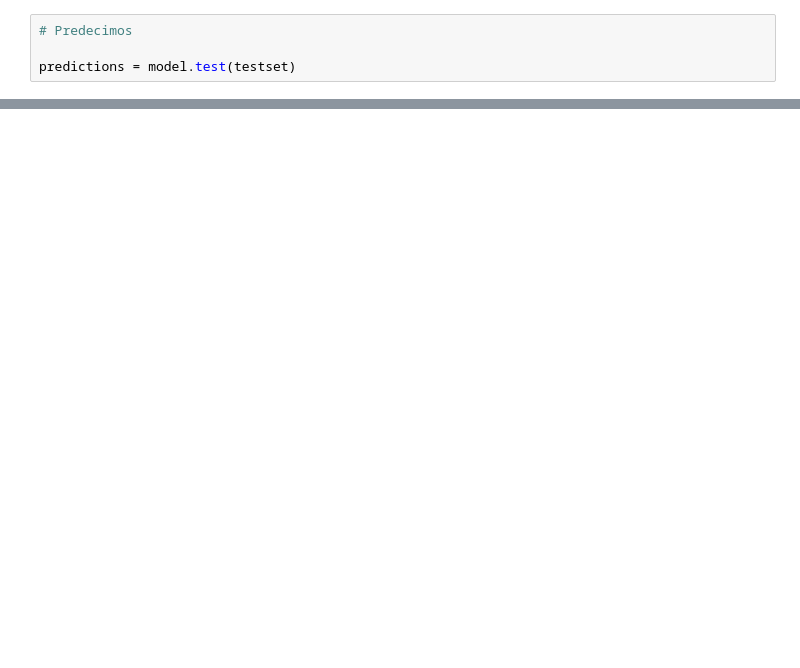
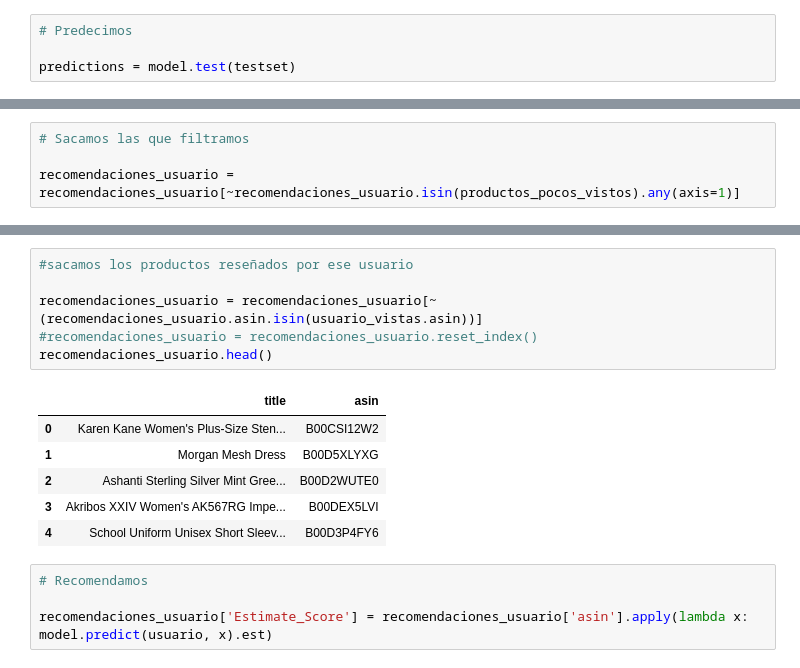
Before and after one commit to joacota2/PF-DATASCIENCE, a Jupyter notebook: Modelo/modelo.ipynb, the cells around one changed output, grey strips where cells are left out. Cells and saved outputs as stored; diff of their text form; blank space fills up the shorter version.

```diff
--- a/Modelo/modelo.ipynb
+++ b/Modelo/modelo.ipynb
@@ -481,0 +112,4 @@ predictions[1]
+# %%
+# Sacamos las que filtramos
+
+recomendaciones_usuario = recomendaciones_usuario[~recomendaciones_usuario.isin(productos_pocos_vistos).any(axis=1)]
@@ -481,0 +132,17 @@ predictions[1]
+# %%
+#sacamos los productos reseñados por ese usuario
+
+recomendaciones_usuario = recomendaciones_usuario[~(recomendaciones_usuario.asin.isin(usuario_vistas.asin))]
+#recomendaciones_usuario = recomendaciones_usuario.reset_index()
+recomendaciones_usuario.head()
+# %% [output]
+|  | title | asin |
+| 0 | Karen Kane Women's Plus-Size Sten... | B00CSI12W2 |
+| 1 | Morgan Mesh Dress | B00D5XLYXG |
+| 2 | Ashanti Sterling Silver Mint Gree... | B00D2WUTE0 |
+| 3 | Akribos XXIV Women's AK567RG Impe... | B00DEX5LVI |
+| 4 | School Uniform Unisex Short Sleev... | B00D3P4FY6 |
+# %%
+# Recomendamos
+
+recomendaciones_usuario['Estimate_Score'] = recomendaciones_usuario['asin'].apply(lambda x: model.predict(usuario, x).est)
```
Also changed, not shown: parts of 69 cells of this notebook, 3 other files.
